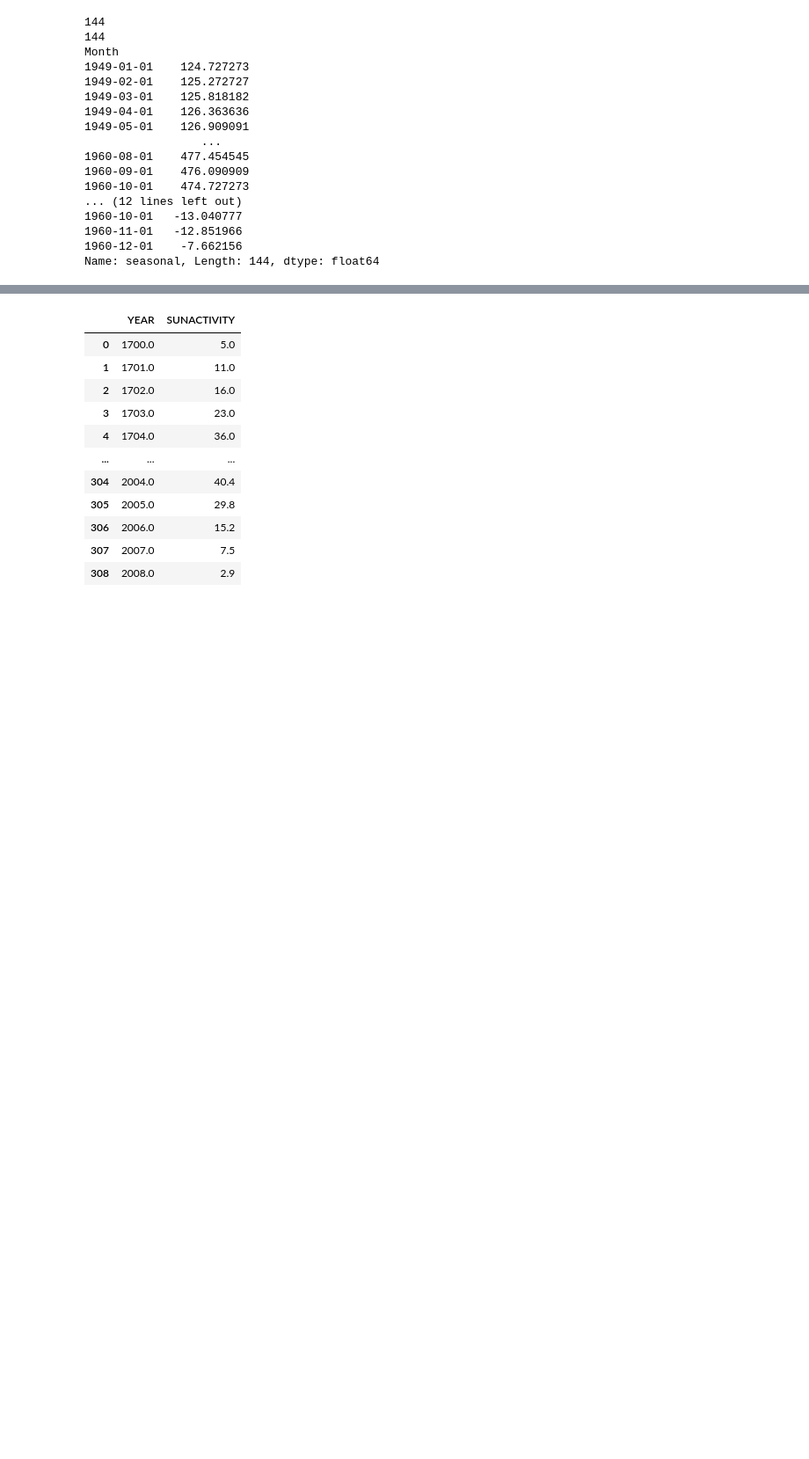
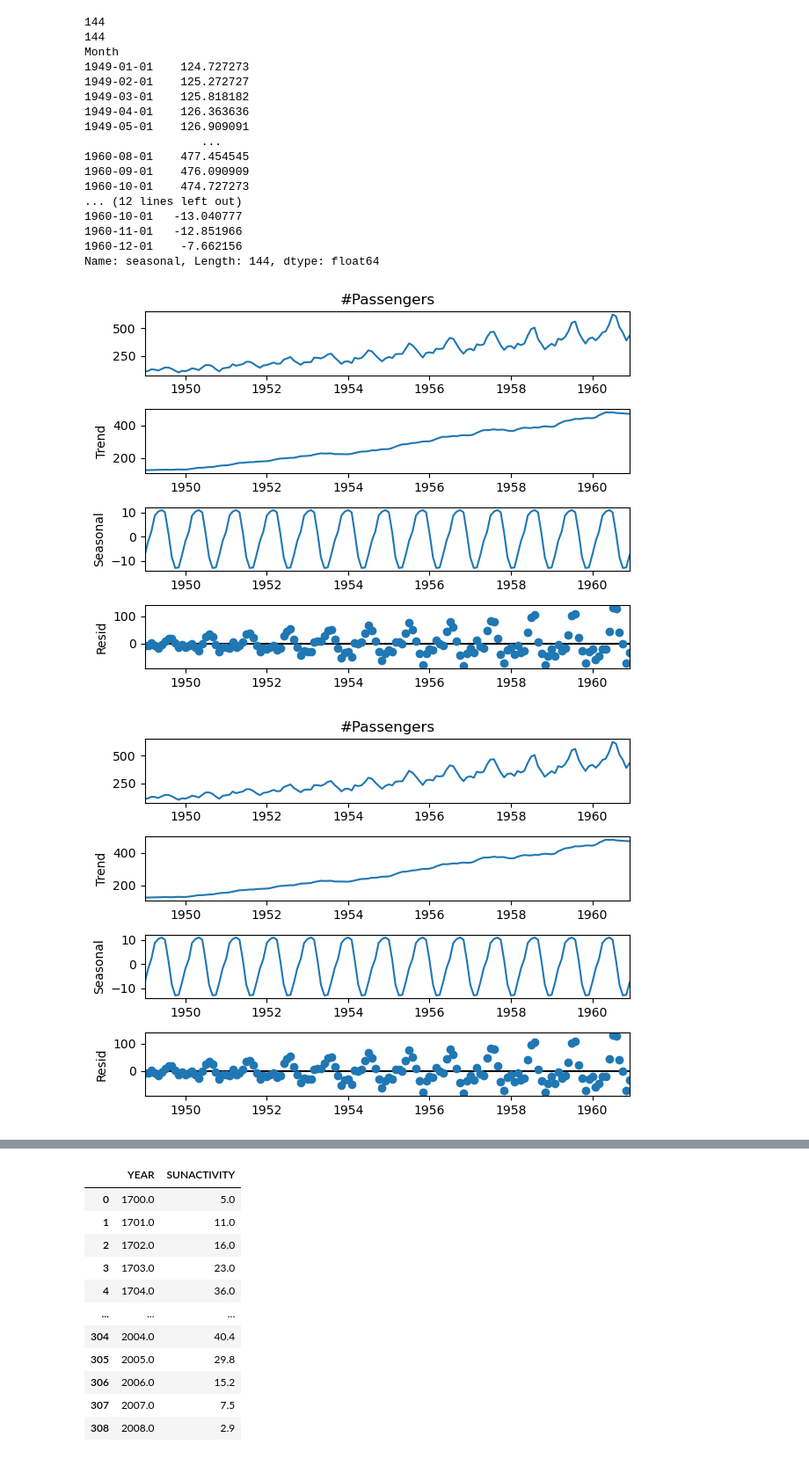
Before and after one commit to coachtech/BE_MLAI_LSTERN, a Jupyter notebook: try-it_10_1_starter/try-it-10.1-starter.ipynb, the cells around one changed output, grey strips where cells are left out. Shown: that part at 88% size. Cells and saved outputs as stored; diff of their text form; code cells hidden in the pictures; blank space fills up the shorter version.

```diff
--- a/try-it_10_1_starter/try-it-10.1-starter.ipynb
+++ b/try-it_10_1_starter/try-it-10.1-starter.ipynb
@@ -86,3 +80,8 @@ Month
 1960-11-01   -12.851966
 1960-12-01    -7.662156
 Name: seasonal, Length: 144, dtype: float64
+# %%
+res.plot()
+# %% [output]
+[figure, added]
+[figure, added]
```
Also changed, not shown: parts of 11 cells of this notebook, 6 other files.
